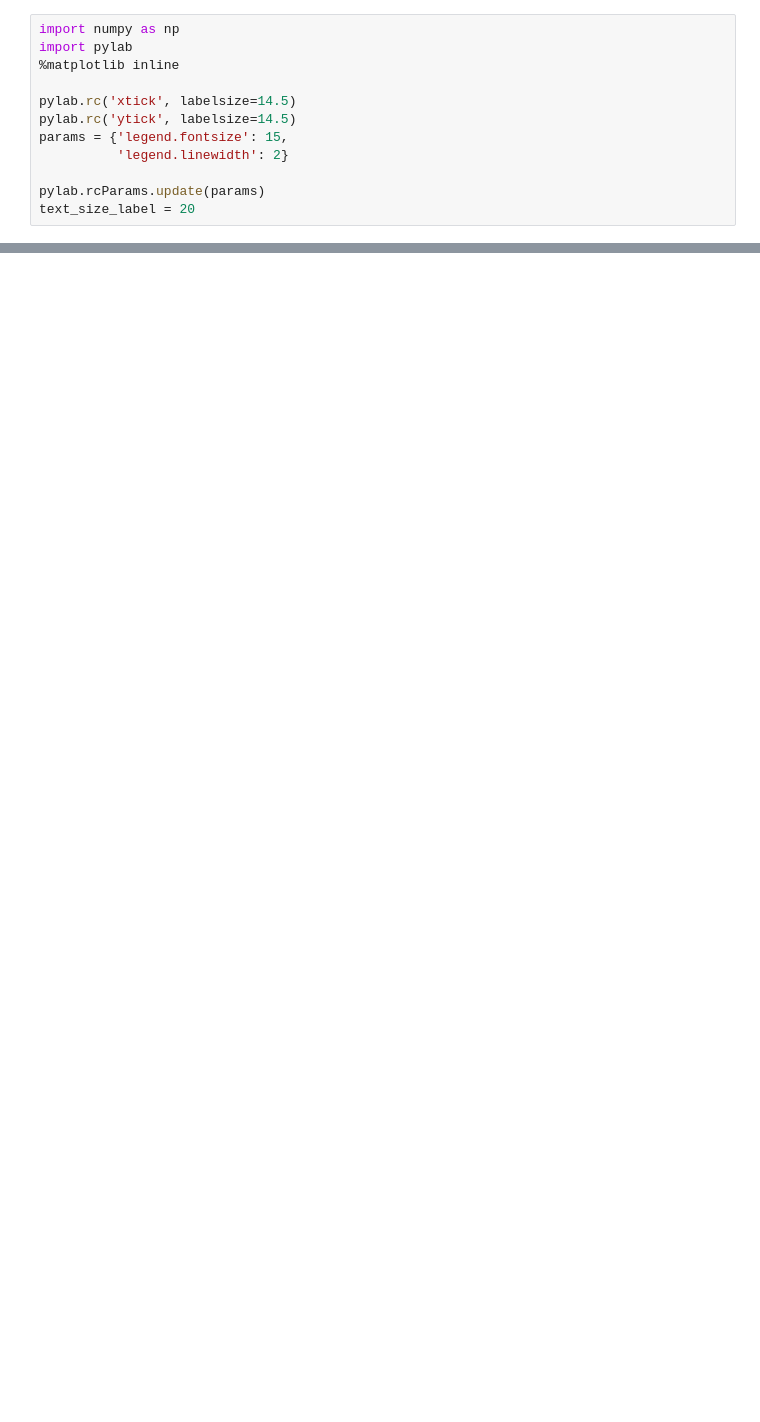
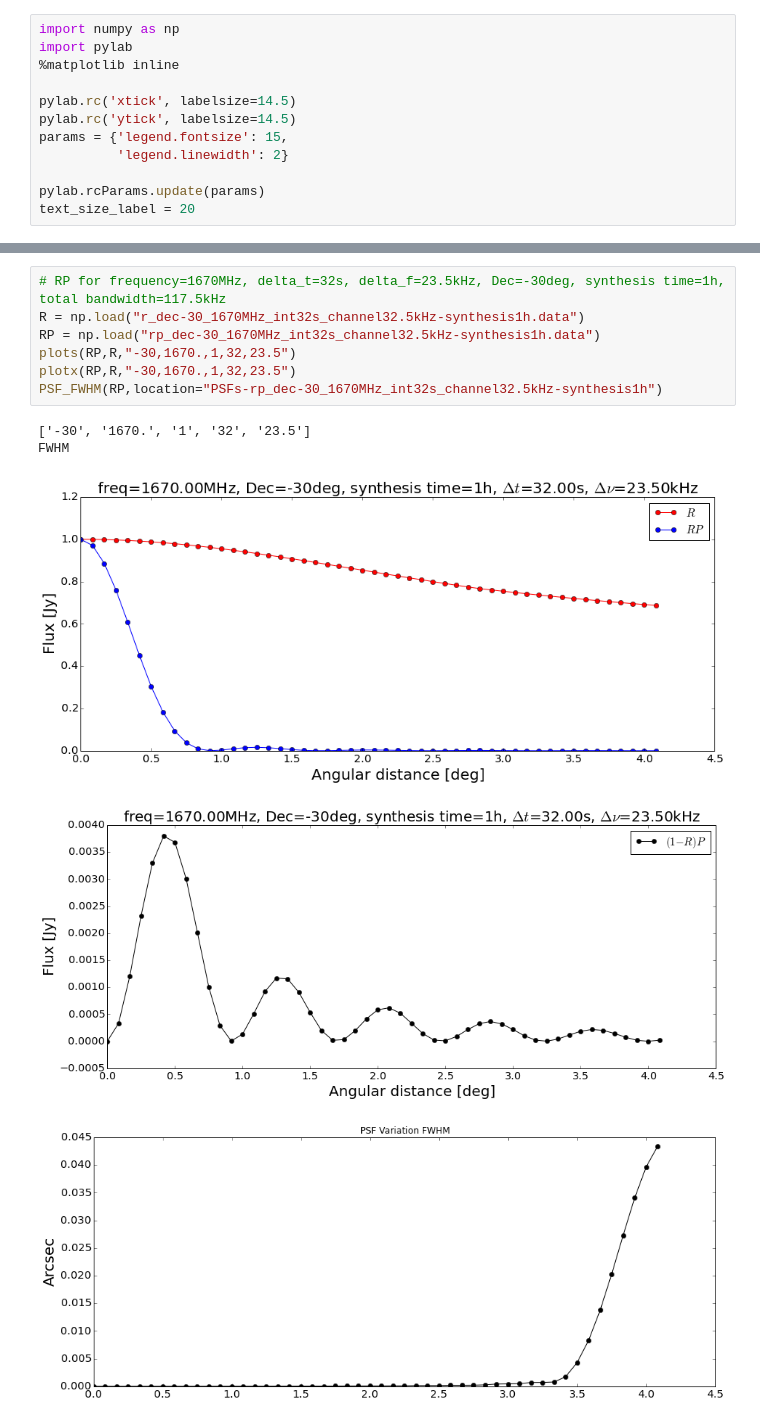
Before and after one commit to atemkeng/MeerKAT_SIM_TIME_FREQ_SMEARING, a Jupyter notebook: plots_averaging_meerkat.ipynb, the cells around one changed output, grey strips where cells are left out. Saved outputs shown, nothing was run; the diff lists cells and outputs as text; blank space fills up the shorter version.

```diff
--- a/plots_averaging_meerkat.ipynb
+++ b/plots_averaging_meerkat.ipynb
@@ -62,0 +89,13 @@ plotx(RP,R,"-30,0.51,900.,1,32,23.5")
+# %%
+# RP for frequency=1670MHz, delta_t=32s, delta_f=23.5kHz, Dec=-30deg, synthesis time=1h, total bandwidth=117.5kHz
+R = np.load("r_dec-30_1670MHz_int32s_channel32.5kHz-synthesis1h.data")
+RP = np.load("rp_dec-30_1670MHz_int32s_channel32.5kHz-synthesis1h.data")
+plots(RP,R,"-30,1670.,1,32,23.5")
+plotx(RP,R,"-30,1670.,1,32,23.5")
+PSF_FWHM(RP,location="PSFs-rp_dec-30_1670MHz_int32s_channel32.5kHz-synthesis1h")
+# %% [output]
+['-30', '1670.', '1', '32', '23.5']
+FWHM
+[figure, added]
+[figure, added]
+[figure, added]
```
Also changed, not shown: parts of 8 cells of this notebook.
